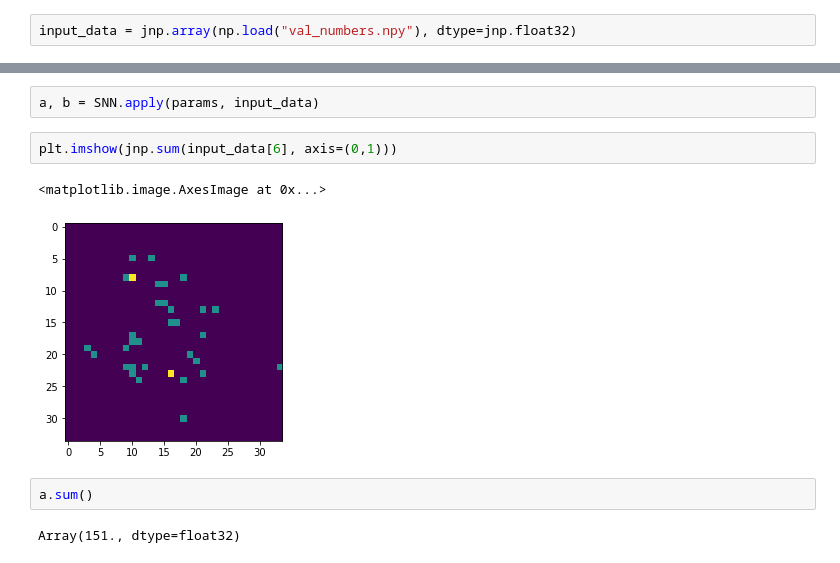
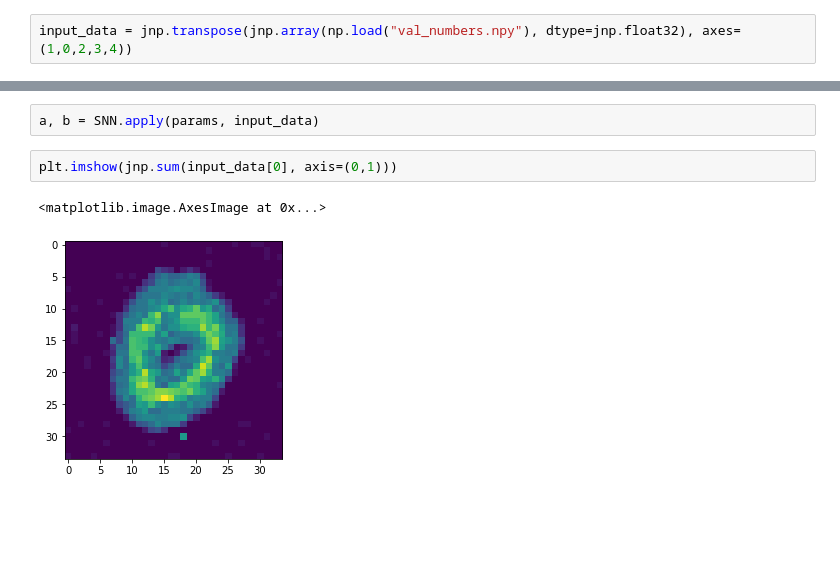
Before and after one commit to kmheckel/spyx, a Jupyter notebook: docs/examples/nir/nmnist_spyx.ipynb, the cells around one changed output, grey strips where cells are left out. Cells and saved outputs as stored; diff of their text form; blank space fills up the shorter version.

```diff
--- a/docs/examples/nir/nmnist_spyx.ipynb
+++ b/docs/examples/nir/nmnist_spyx.ipynb
@@ -10,5 +10,5 @@ import nir
 
 import matplotlib.pyplot as plt
 # %%
-input_data = jnp.array(np.load("val_numbers.npy"), dtype=jnp.float32)
+input_data = jnp.transpose(jnp.array(np.load("val_numbers.npy"), dtype=jnp.float32), axes=(1,0,2,3,4))
 # %%
@@ -43,11 +26,7 @@ dict_keys(['conv2_d', 'conv2_d_1', 'conv2_d_2', 'linear', 'linear_1'])
 # %%
 a, b = SNN.apply(params, input_data)
 # %%
-plt.imshow(jnp.sum(input_data[6], axis=(0,1)))
+plt.imshow(jnp.sum(input_data[0], axis=(0,1)))
 # %% [output]
 <matplotlib.image.AxesImage at 0x...>
-[figure, old version]
+[figure, new version]
-# %%
-a.sum()
-# %% [output]
-Array(151., dtype=float32)
```
Also changed, not shown: parts of 8 cells of this notebook, 2 other files.
